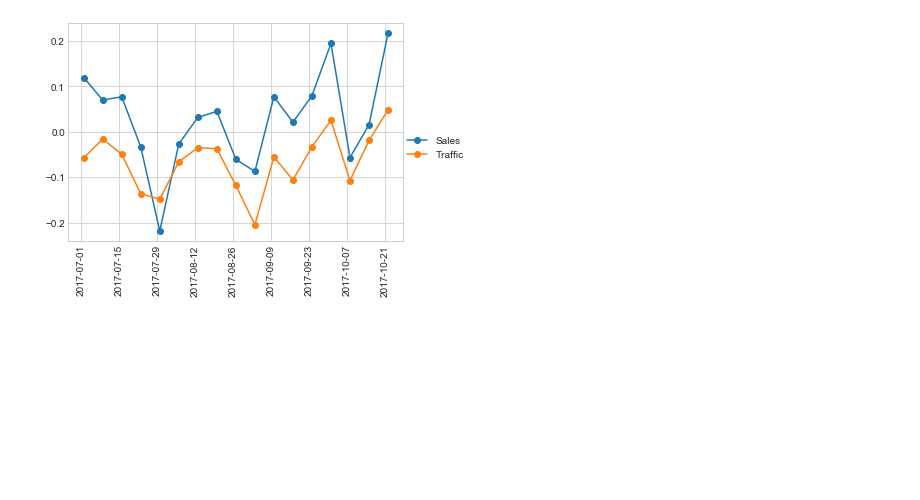
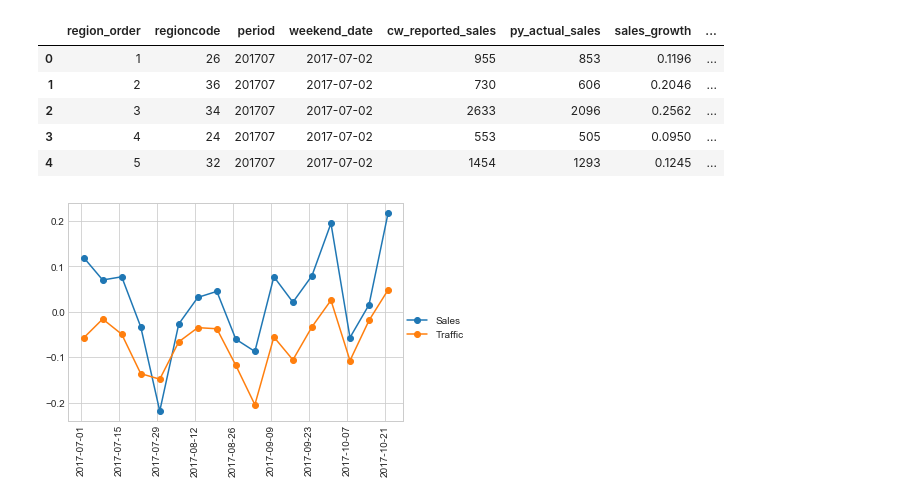
Before and after one commit to royGap/Okay-Bokeh, a Jupyter notebook: nine_charts_1.ipynb, the cells around one changed output. Drawn from its saved outputs; the diff is of its cells as text; code cells hidden in the pictures; blank space fills up the shorter version.

```diff
--- a/nine_charts_1.ipynb
+++ b/nine_charts_1.ipynb
@@ -13,3 +25,12 @@ data['weekend_date'] = pd.to_datetime(data['weekend_date'])
+# %%
+data.head()
+# %% [output]
+|  | region_order | regioncode | period | weekend_date | cw_reported_sales | py_actual_sales | sales_growth | ... |
+| 0 | 1 | 26 | 201707 | 2017-07-02 | 955 | 853 | 0.1196 | ... |
+| 1 | 2 | 36 | 201707 | 2017-07-02 | 730 | 606 | 0.2046 | ... |
+| 2 | 3 | 34 | 201707 | 2017-07-02 | 2633 | 2096 | 0.2562 | ... |
+| 3 | 4 | 24 | 201707 | 2017-07-02 | 553 | 505 | 0.0950 | ... |
+| 4 | 5 | 32 | 201707 | 2017-07-02 | 1454 | 1293 | 0.1245 | ... |
 # %%
 plt.plot(data[data['regioncode'] == 26]['weekend_date'], data[data['regioncode'] == 26]['sales_growth'], marker = 'o', label = 'Sales')
 plt.plot(data[data['regioncode'] == 26]['weekend_date'], data[data['regioncode'] == 26]['traffic_growth'], marker = 'o', label = 'Traffic')
```
Also changed, not shown: parts of 5 cells of this notebook.
